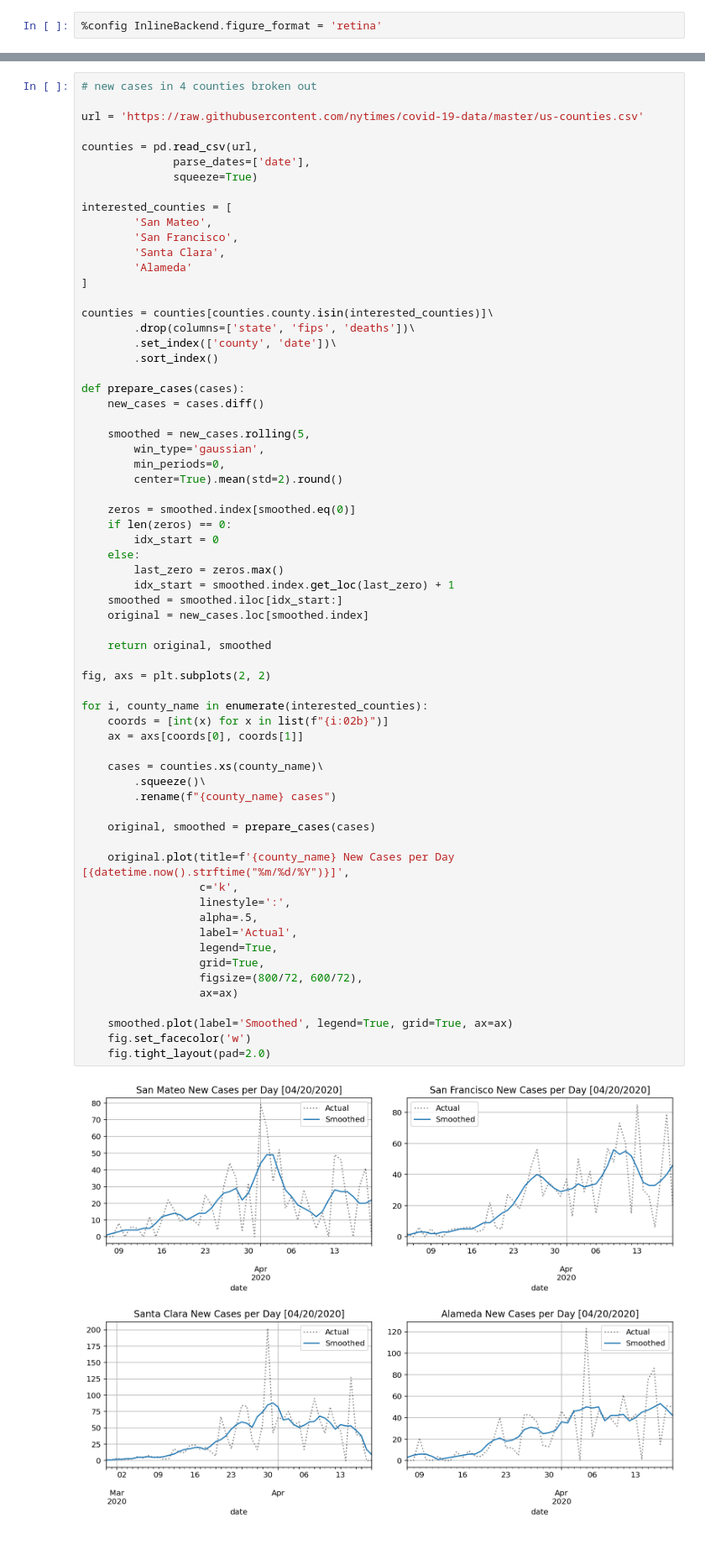
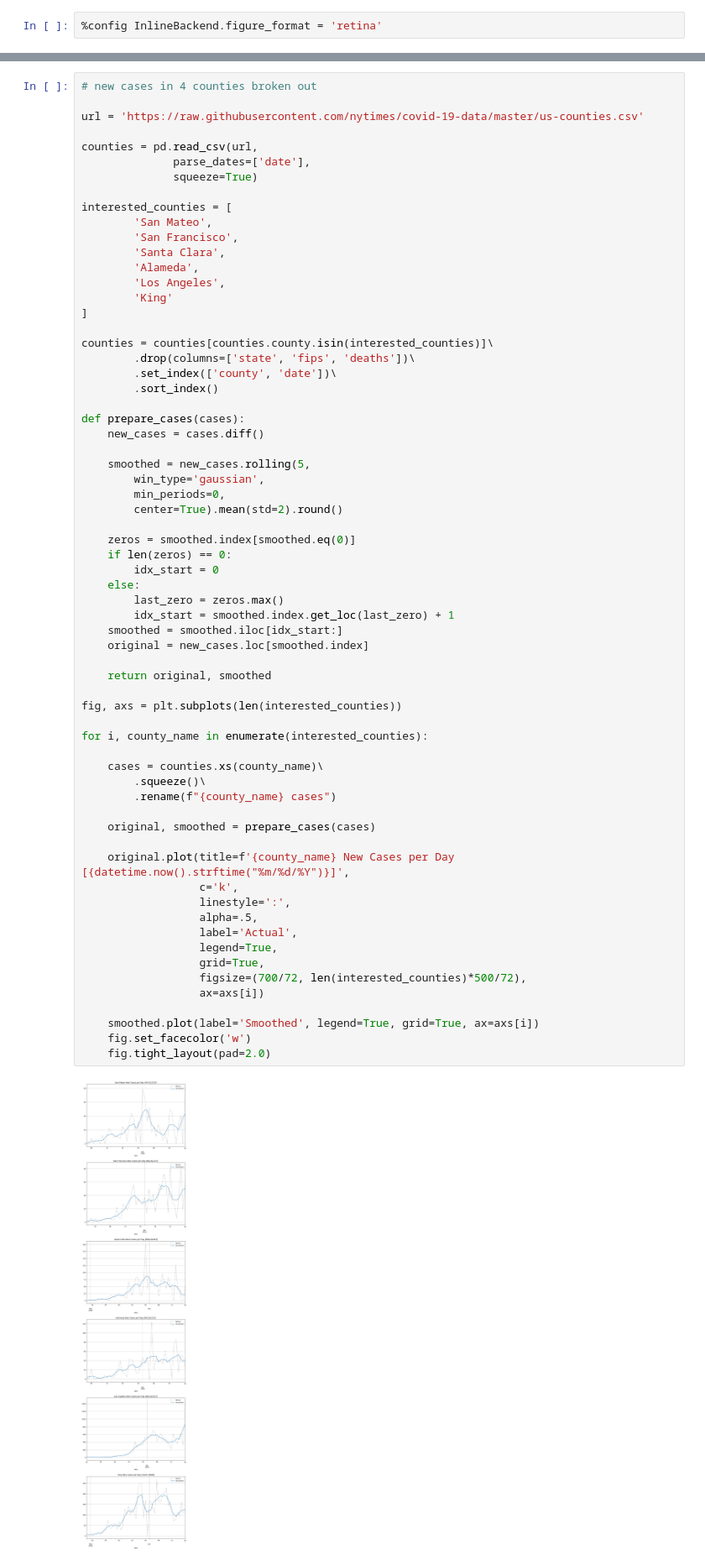
Before and after one commit to darenr/covid19, a Jupyter notebook: analysis-ca-covid19-v1.ipynb, the cells around one changed output, grey strips where cells are left out. Shown at 84% size. Cells and saved outputs as stored; diff of their text form.

```diff
--- a/analysis-ca-covid19-v1.ipynb
+++ b/analysis-ca-covid19-v1.ipynb
@@ -120,7 +120,9 @@ interested_counties = [
         'San Mateo',
         'San Francisco',
         'Santa Clara',
-        'Alameda'
+        'Alameda',
+        'Los Angeles',
+        'King'
 ]
 
 counties = counties[counties.county.isin(interested_counties)]\
@@ -140,37 +142,35 @@ def prepare_cases(cases):
     if len(zeros) == 0:
         idx_start = 0
     else:
         last_zero = zeros.max()
         idx_start = smoothed.index.get_loc(last_zero) + 1
     smoothed = smoothed.iloc[idx_start:]
     original = new_cases.loc[smoothed.index]
 
     return original, smoothed
 
-fig, axs = plt.subplots(2, 2)
+fig, axs = plt.subplots(len(interested_counties))
 
 for i, county_name in enumerate(interested_counties):
-    coords = [int(x) for x in list(f"{i:02b}")]
-    ax = axs[coords[0], coords[1]]
 
     cases = counties.xs(county_name)\
         .squeeze()\
         .rename(f"{county_name} cases")
 
     original, smoothed = prepare_cases(cases)
 
     original.plot(title=f'{county_name} New Cases per Day [{datetime.now().strftime("%m/%d/%Y")}]',
                   c='k',
                   linestyle=':',
                   alpha=.5,
                   label='Actual',
                   legend=True,
                   grid=True,
-                  figsize=(800/72, 600/72),
-                  ax=ax)
+                  figsize=(700/72, len(interested_counties)*500/72),
+                  ax=axs[i])
 
-    smoothed.plot(label='Smoothed', legend=True, grid=True, ax=ax)
+    smoothed.plot(label='Smoothed', legend=True, grid=True, ax=axs[i])
     fig.set_facecolor('w')
     fig.tight_layout(pad=2.0)
 # %% [output]
-[figure, old version]
+[figure, new version]
```
Also changed, not shown: parts of 2 cells of this notebook.
